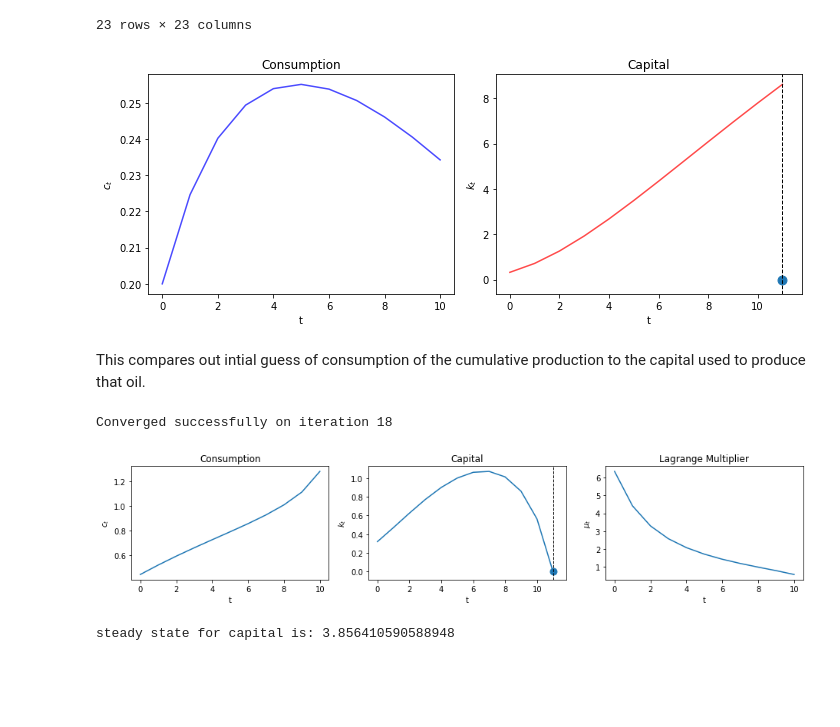
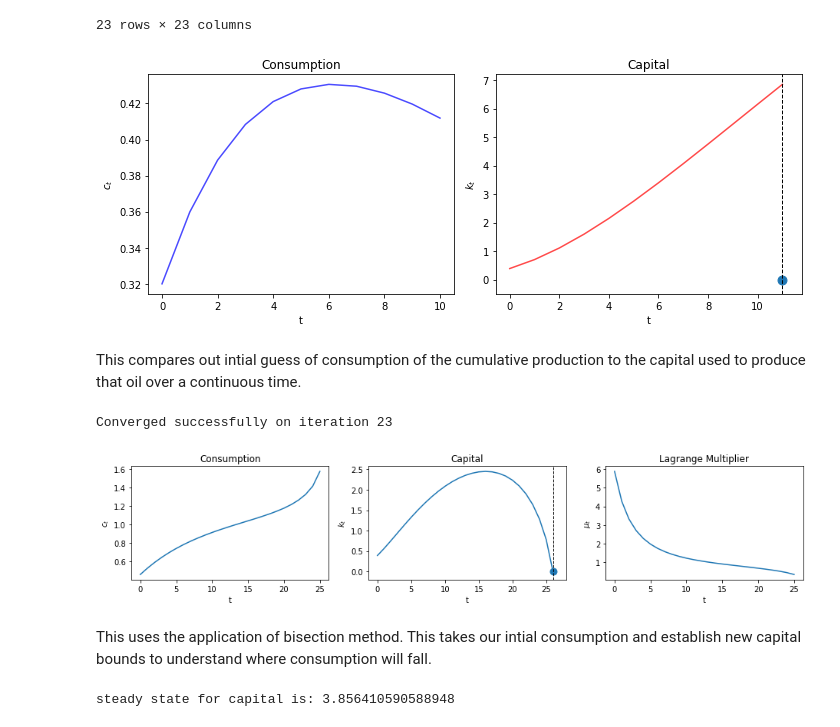
Before and after one commit to FRI-Energy-Analytics/2020_summer_fellows, a Jupyter notebook: Feature Selection - Novel Viz/Model_Testing/Ramsey–Cass–Koopmans.ipynb, the cells around one changed output. Drawn from its saved outputs; the diff is of its cells as text; code cells hidden in the pictures; blank space fills up the shorter version.

```diff
--- a/Feature Selection - Novel Viz/Model_Testing/Ramsey–Cass–Koopmans.ipynb
+++ b/Feature Selection - Novel Viz/Model_Testing/Ramsey–Cass–Koopmans.ipynb
@@ -106,8 +106,8 @@ T = 10
 c = np.zeros(T+1)  # T periods of consumption initialized to 0
 # T periods of capital initialized to 0 (T+2 to include t+1 variable as well)
 k = np.zeros(T+2)
-k[0] = 0.32  # Initial k
-c[0] = 0.2 # Guess of c_0
+k[0] = 0.39  # Initial k
+c[0] = 0.32 # Guess of c_0
 
 @njit
 def shooting_method(c, # Initial consumption
@@ -159,9 +159,9 @@ ax.axvline(T+1, color='k', ls='--', lw=1)
 plt.tight_layout()
 plt.show()
 # %% [output]
-[figure, old version]
+[figure, new version]
 # %% [markdown]
-This compares out intial guess of consumption of the cumulative production to the capital used to produce that oil.
+This compares out intial guess of consumption of the cumulative production to the capital used to produce that oil over a continuous time.
 # %%
 @njit
 def bisection_method(c,
@@ -214,37 +214,39 @@ c = np.zeros(T+1) # T periods of consumption initialized to 0
 # T periods of capital initialized to 0. T+2 to include t+1 variable as well
 k = np.zeros(T+2)
 
-k[0] = 0.32 # initial k
-c[0] = 0.3 # our guess of c_0
+k[0] = 0.39 # initial k
+c[0] = 0.32 # our guess of c_0
 
 paths = bisection_method(c, k, γ, δ, β, α, A)
 
 def plot_paths(paths, axes=None, ss=None):
 
     T = len(paths[0])
 
     if axes is None:
         fix, axes = plt.subplots(1, 3, figsize=(13, 3))
 
     ylabels = ['$c_t$', '$k_t$', '$\mu_t$']
     titles = ['Consumption', 'Capital', 'Lagrange Multiplier']
 
     for path, y, title, ax in zip(paths, ylabels, titles, axes):
         ax.plot(path)
         ax.set(ylabel=y, title=title, xlabel='t')
 
     # Plot steady state value of capital
     if ss is not None:
         axes[1].axhline(ss, c='k', ls='--', lw=1)
 
     axes[1].axvline(T, c='k', ls='--', lw=1)
     axes[1].scatter(T, paths[1][-1], s=80)
     plt.tight_layout()
 
 plot_paths(paths)
 # %% [output]
-Converged successfully on iteration 18
+Converged successfully on iteration 23
-[figure, old version]
+[figure, new version]
+# %% [markdown]
+This uses the application of bisection method. This takes our intial consumption and establish new capital bounds to understand where consumption will fall.
 # %%
 ρ = 1 / β - 1
 k_ss = f_prime_inv(k=ρ+δ, A=A, α=α)
```
Also changed, not shown: parts of 2 cells of this notebook.
